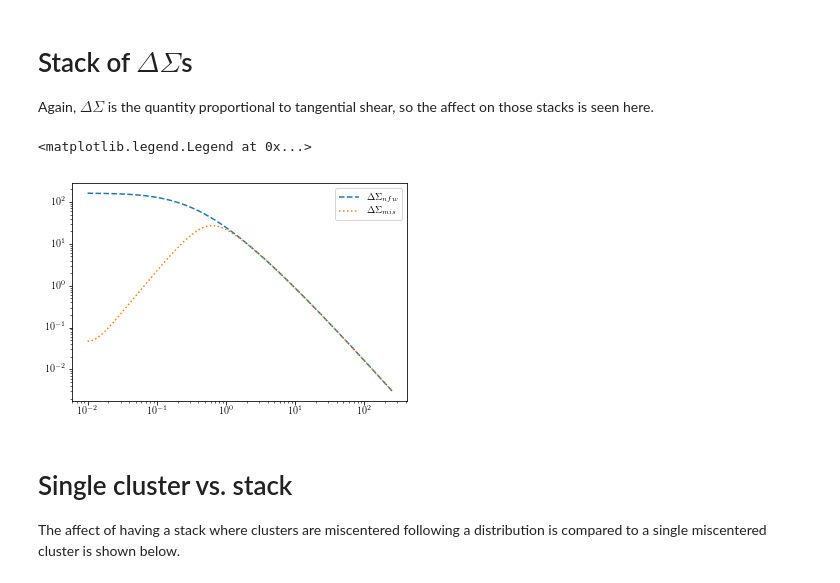
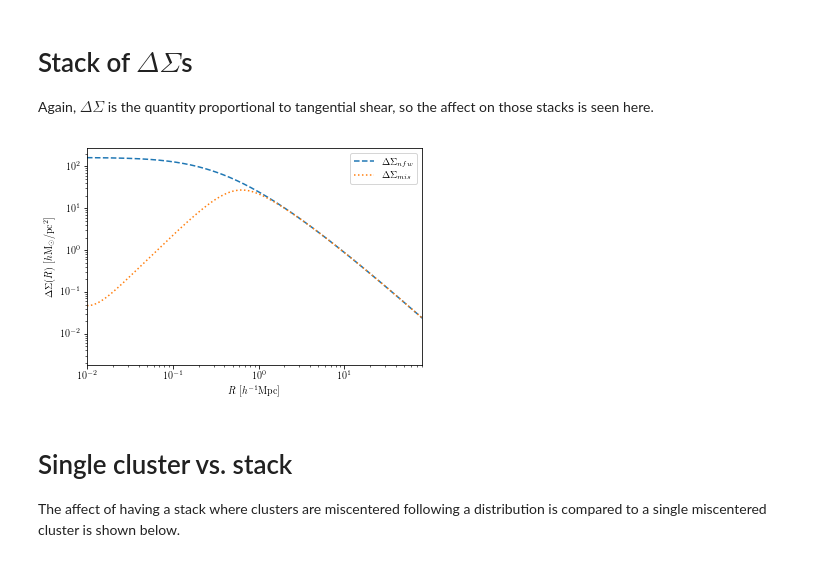
Before and after one commit to tmcclintock/cluster_toolkit, a Jupyter notebook: examples/Miscentering_Example.ipynb, the cells around one changed output. Saved outputs shown, nothing was run; the diff lists cells and outputs as text; code cells hidden in the pictures.

```diff
--- a/examples/Miscentering_Example.ipynb
+++ b/examples/Miscentering_Example.ipynb
@@ -66,11 +66,14 @@ Again, $\Delta\Sigma$ is the quantity proportional to tangential shear, so the a
 # %%
 DeltaSigma_mis = cluster_toolkit.miscentering.DeltaSigma_mis_at_R(Rp, Rp, Sigma_mis)
 plt.loglog(Rp, DeltaSigma_nfw, ls="--", label=r"$\Delta\Sigma_{nfw}$")
 plt.loglog(Rp, DeltaSigma_mis, ls=":", label=r"$\Delta\Sigma_{mis}$")
 plt.legend(loc = 0)
+plt.xlabel(r"$R\ [h^{-1}{\rm Mpc}]$")
+plt.ylabel(r"$\Delta\Sigma(R)\ [h{\rm M_\odot}/{\rm pc}^2]$")
+plt.xlim(0.01, 80)
+plt.savefig("fig2.png", figsize=(6,6), dpi=300, bbox_inches='tight')
 # %% [output]
-<matplotlib.legend.Legend at 0x...>
-[figure, old version]
+[figure, new version]
 # %% [markdown]
 # Single cluster vs. stack
 The affect of having a stack where clusters are miscentered following a distribution is compared to a single miscentered cluster is shown below.
```
